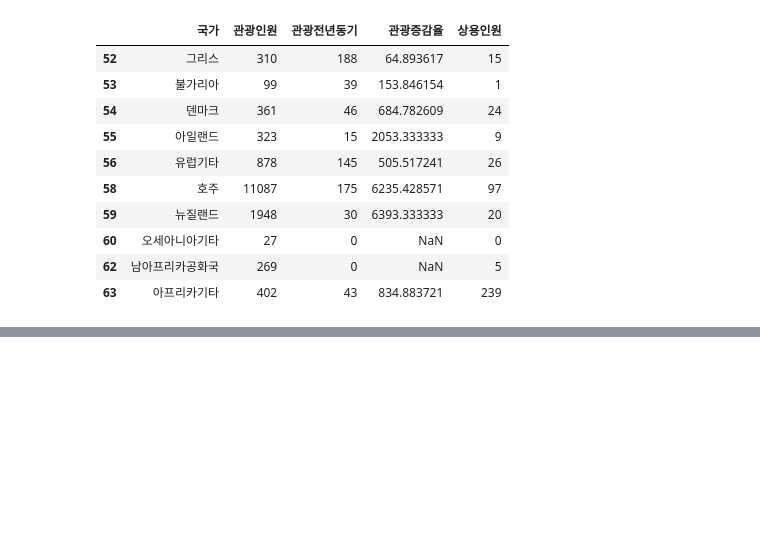
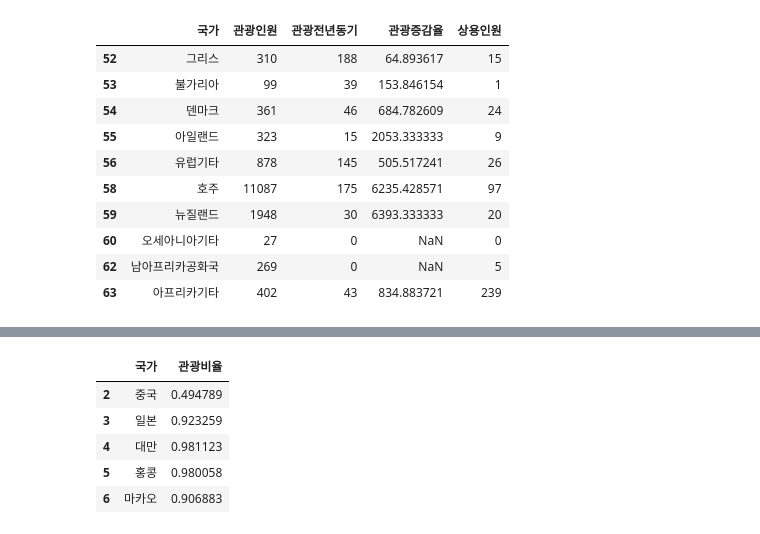
Before and after one commit to shared-repo/green-data-analysis, a Jupyter notebook: workspace/data-analysis-basic/eda-package-10.ipynb, the cells around one changed output, grey strips where cells are left out. Drawn from its saved outputs; the diff is of its cells as text; code cells hidden in the pictures; blank space fills up the shorter version.

```diff
--- a/workspace/data-analysis-basic/eda-package-10.ipynb
+++ b/workspace/data-analysis-basic/eda-package-10.ipynb
@@ -160,0 +162,13 @@ kto_202301.iloc[:3, -3:]
+# %%
+# 8. 관광객비율 컬럼 추가 :
+kto_202301.columns
+kto_202301["관광비율"] = kto_202301["관광인원"] / kto_202301["전체인원"]
+# %%
+kto_202301.iloc[:5, [0, -1]]
+# %% [output]
+|  | 국가 | 관광비율 |
+| 2 | 중국 | 0.494789 |
+| 3 | 일본 | 0.923259 |
+| 4 | 대만 | 0.981123 |
+| 5 | 홍콩 | 0.980058 |
+| 6 | 마카오 | 0.906883 |
```
Also changed, not shown: parts of 4 cells of this notebook, 1 other file.
